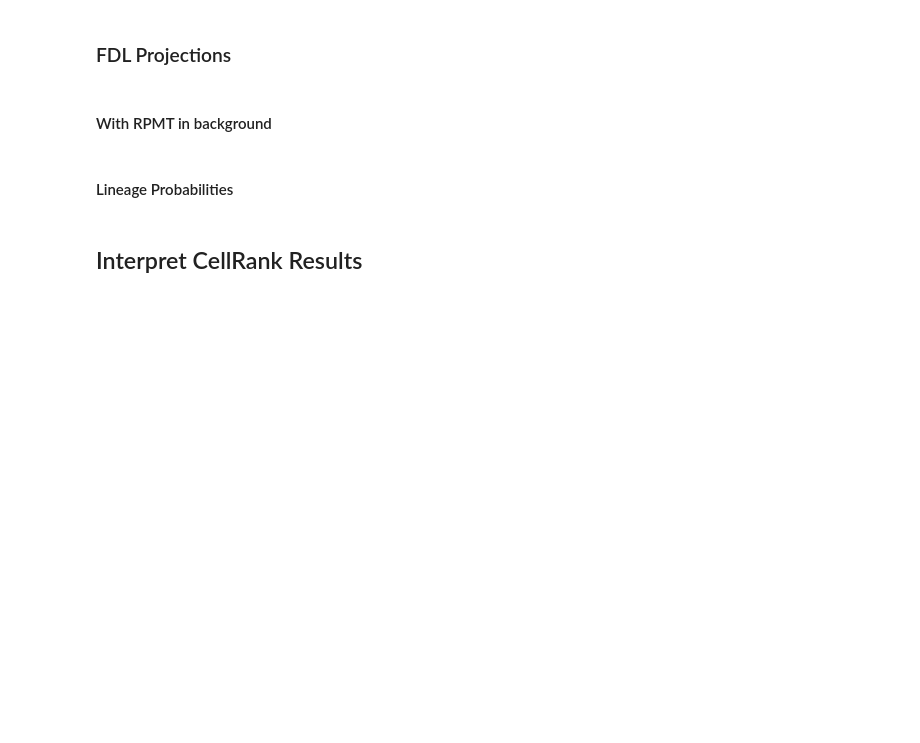
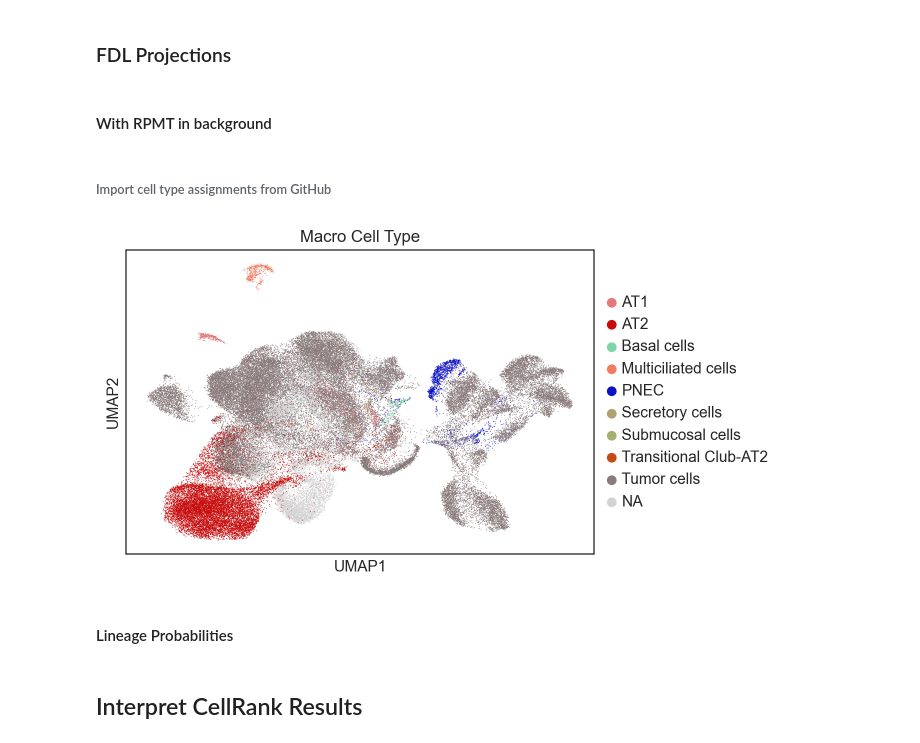
Before and after one commit to LaughneyLab/Lung_Histological_Transformation, a Jupyter notebook: code/Histological_Transformation_Subset_Trajectory_Visualization.ipynb, the cells around one changed output. Saved outputs shown, nothing was run; the diff lists cells and outputs as text; code cells hidden in the pictures; blank space fills up the shorter version.

Commit message:
Update cell type annotation import

```diff
--- a/code/Histological_Transformation_Subset_Trajectory_Visualization.ipynb
+++ b/code/Histological_Transformation_Subset_Trajectory_Visualization.ipynb
@@ -534,10 +556,24 @@ fn
 # %%
 # Read in the full TEC subset:
 
-fn = '/workdir/varmus_single_cell/data/NOBACKUP/GEO_Upload_1023/' +\
+fn = '/workdir/varmus_single_cell/data/NOBACKUP/Gardner_et_al_GEO_Upload_2023/Gardner_et_al_RNAseq_GEO_Upload/' +\
      'Gardner_et-al-2023_processed_adata_TEC_merged_new_samples.h5ad'
 
 adata_TEC = sc.read(fn)
+# %% [markdown]
+###### Import cell type assignments from GitHub
+# %%
+fn = '/workdir/varmus_single_cell/code/github_notebooks/Macro_Cell_Type_Annotations.csv'
+
+cellType_map = pd.read_csv(fn, index_col=0)
+
+cellType_map = cellType_map.to_dict()['Macro Cell Type']
+
+adata_TEC.obs['Macro Cell Type'] = adata_TEC.obs.index.map(cellType_map)
+# %%
+sc.pl.umap(adata_TEC, color='Macro Cell Type')
+# %% [output]
+[figure, added]
 # %%
 adata_TEC
 # %%
```
Also changed, not shown: parts of 4 cells of this notebook, 1 other file.
